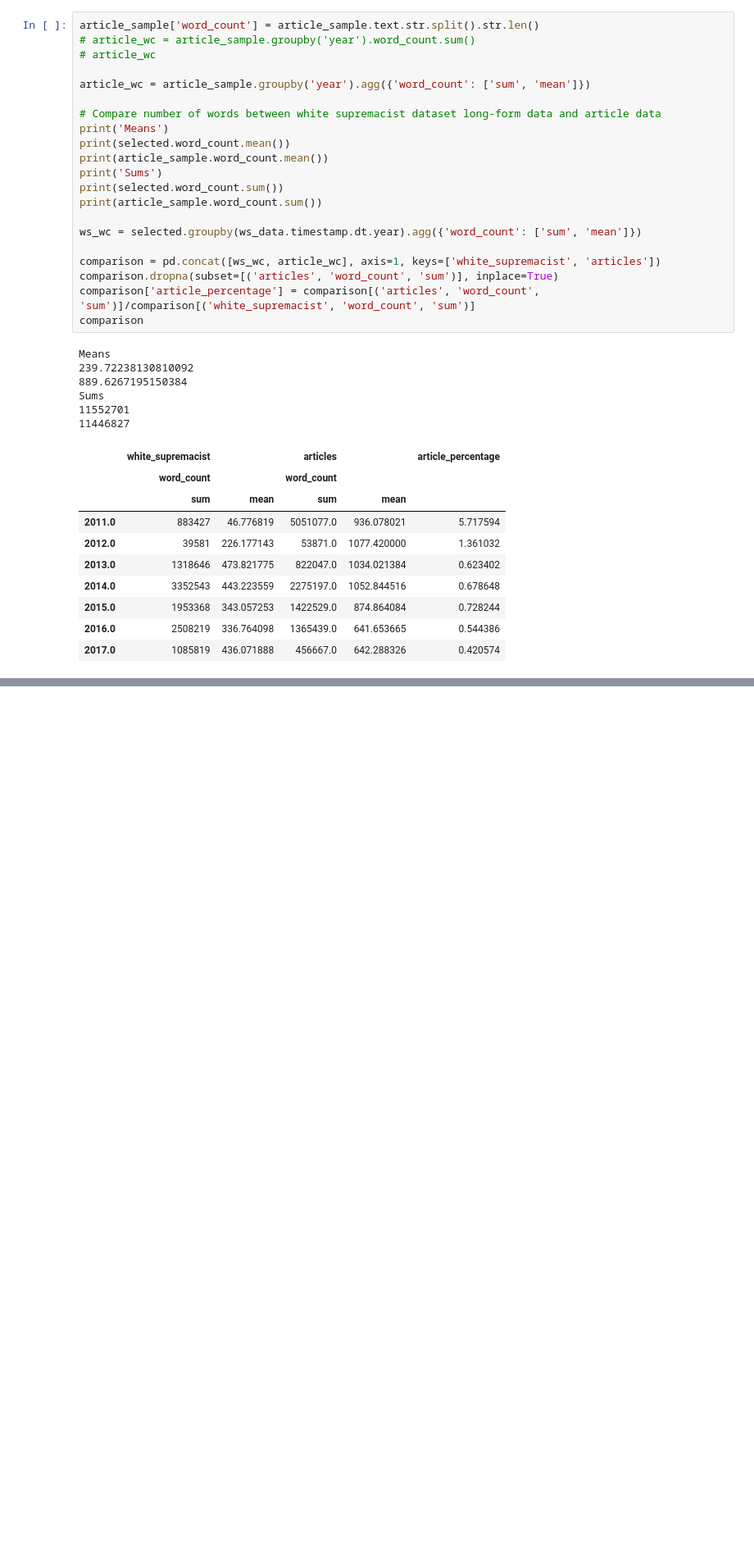
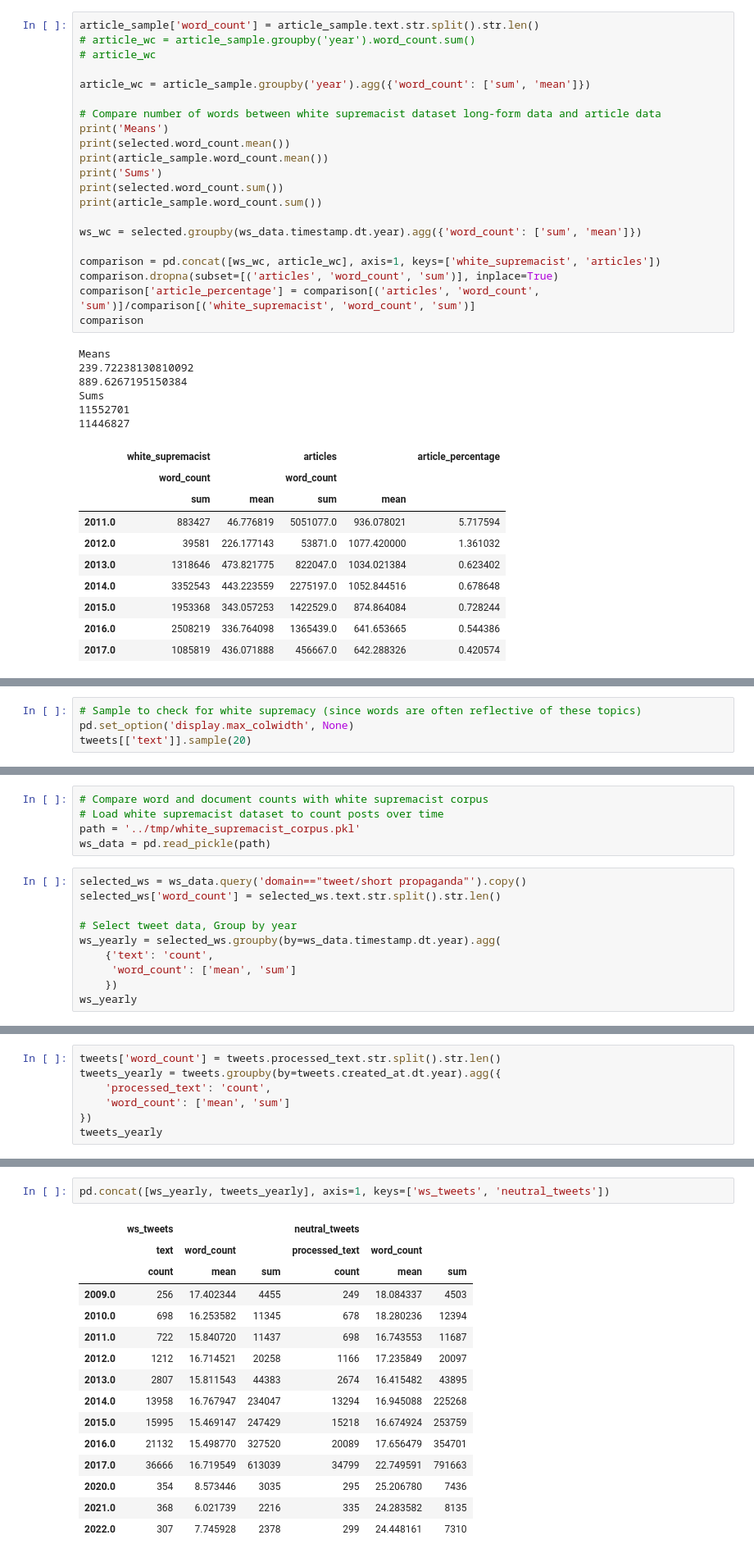
Before and after one commit to michaelmilleryoder/white_supremacist_lang, a Jupyter notebook: jupyter/neutral_data.ipynb, the cells around one changed output, grey strips where cells are left out. Shown at 82% size. Cells and saved outputs as stored; diff of their text form; blank space fills up the shorter version.

```diff
--- a/jupyter/neutral_data.ipynb
+++ b/jupyter/neutral_data.ipynb
@@ -588,0 +620,4 @@ Sums
+# %%
+# Sample to check for white supremacy (since words are often reflective of these topics)
+pd.set_option('display.max_colwidth', None)
+tweets[['text']].sample(20)
@@ -588,0 +685,15 @@ Sums
+# %%
+# Compare word and document counts with white supremacist corpus
+# Load white supremacist dataset to count posts over time
+path = '../tmp/white_supremacist_corpus.pkl'
+ws_data = pd.read_pickle(path)
+# %%
+selected_ws = ws_data.query('domain=="tweet/short propaganda"').copy()
+selected_ws['word_count'] = selected_ws.text.str.split().str.len()
+
+# Select tweet data, Group by year
+ws_yearly = selected_ws.groupby(by=ws_data.timestamp.dt.year).agg(
+    {'text': 'count',
+     'word_count': ['mean', 'sum']
+    })
+ws_yearly
@@ -588,0 +716,7 @@ Sums
+# %%
+tweets['word_count'] = tweets.processed_text.str.split().str.len()
+tweets_yearly = tweets.groupby(by=tweets.created_at.dt.year).agg({
+    'processed_text': 'count',
+    'word_count': ['mean', 'sum']
+})
+tweets_yearly
@@ -588,0 +739,18 @@ Sums
+# %%
+pd.concat([ws_yearly, tweets_yearly], axis=1, keys=['ws_tweets', 'neutral_tweets'])
+# %% [output]
+|  | ws_tweets |  |  | neutral_tweets |  |  |
+|  | text | word_count |  | processed_text | word_count |  |
+|  | count | mean | sum | count | mean | sum |
+| 2009.0 | 256 | 17.402344 | 4455 | 249 | 18.084337 | 4503 |
+| 2010.0 | 698 | 16.253582 | 11345 | 678 | 18.280236 | 12394 |
+| 2011.0 | 722 | 15.840720 | 11437 | 698 | 16.743553 | 11687 |
+| 2012.0 | 1212 | 16.714521 | 20258 | 1166 | 17.235849 | 20097 |
+| 2013.0 | 2807 | 15.811543 | 44383 | 2674 | 16.415482 | 43895 |
+| 2014.0 | 13958 | 16.767947 | 234047 | 13294 | 16.945088 | 225268 |
+| 2015.0 | 15995 | 15.469147 | 247429 | 15218 | 16.674924 | 253759 |
+| 2016.0 | 21132 | 15.498770 | 327520 | 20089 | 17.656479 | 354701 |
+| 2017.0 | 36666 | 16.719549 | 613039 | 34799 | 22.749591 | 791663 |
+| 2020.0 | 354 | 8.573446 | 3035 | 295 | 25.206780 | 7436 |
+| 2021.0 | 368 | 6.021739 | 2216 | 335 | 24.283582 | 8135 |
+| 2022.0 | 307 | 7.745928 | 2378 | 299 | 24.448161 | 7310 |
```
Also changed, not shown: parts of 6 cells of this notebook, 1 other file.
